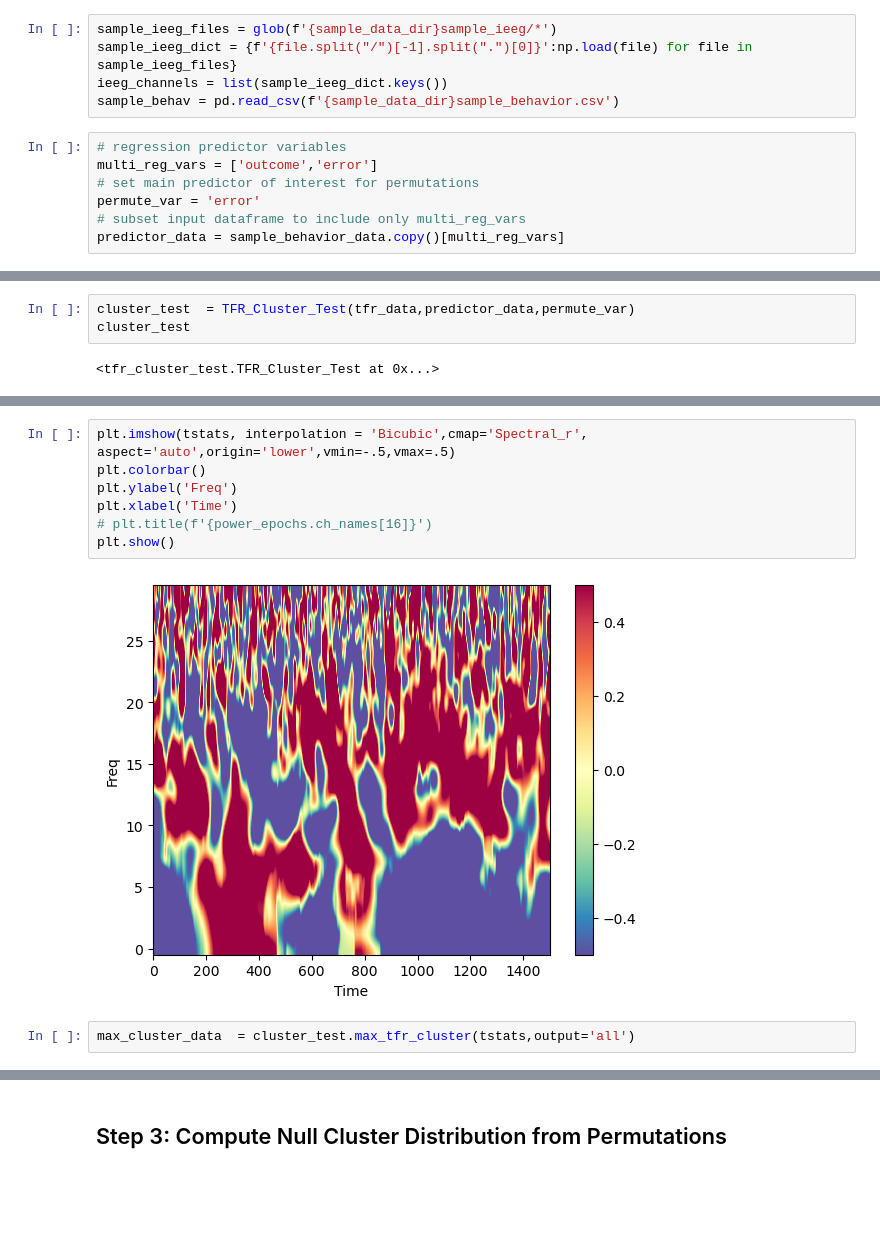
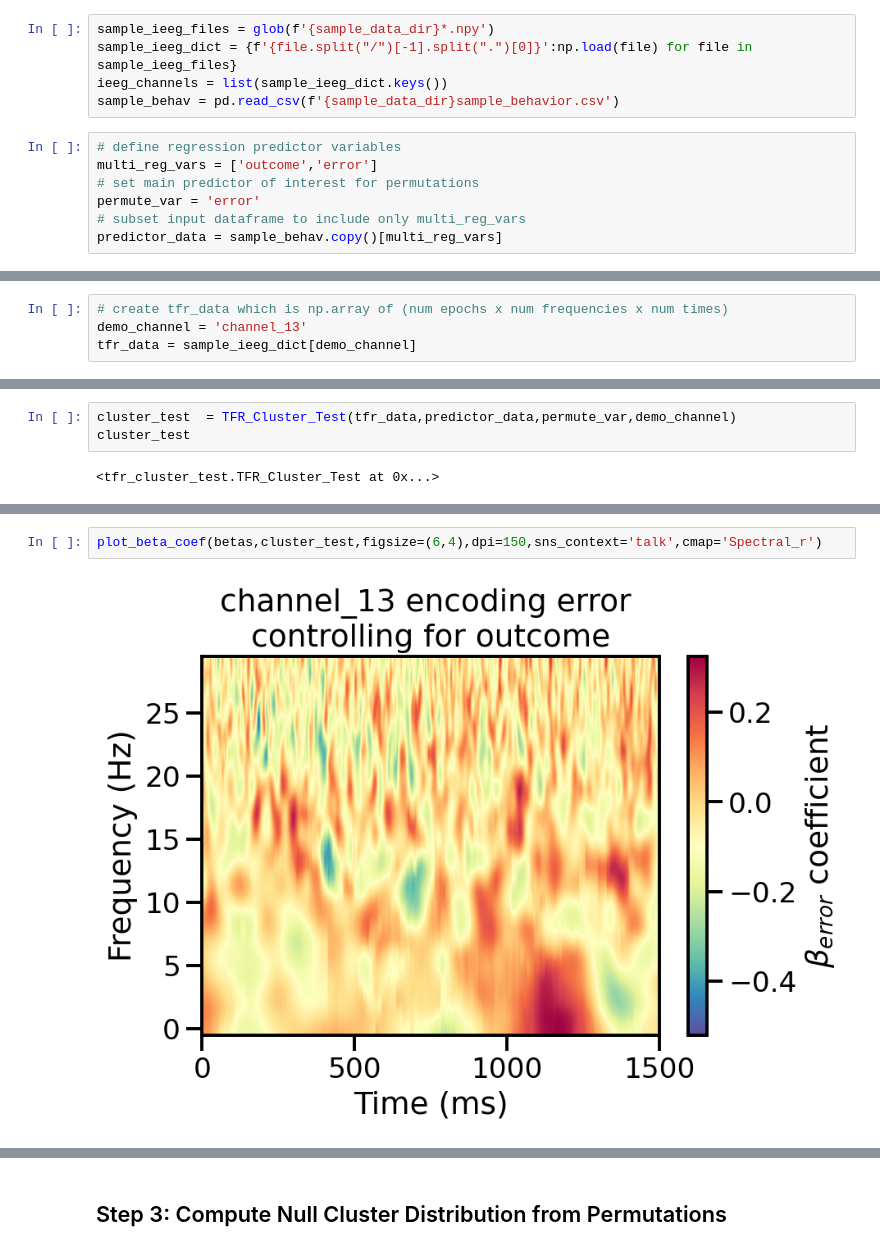
Before and after one commit to aliefink/NeuroCluster, a Jupyter notebook: notebooks/NeuroCluster_template.ipynb, the cells around one changed output, grey strips where cells are left out. Drawn from its saved outputs; the diff is of its cells as text; blank space fills up the shorter version.

Commit message:
Major updates to plotting_utils.py and template notebook

```diff
--- a/notebooks/NeuroCluster_template.ipynb
+++ b/notebooks/NeuroCluster_template.ipynb
@@ -72,17 +61,17 @@ PIL 9.4.0 appnope 0.1.3 asttokens NA backcall 0.2.0 beta_ufunc NA binom_ufunc NA
 - neural input: np.array (n_channels x n_epochs x n_freqs x n_times)
 - regressor data: np.array (numpy array: n_epochs x n_features)
 # %%
-sample_ieeg_files = glob(f'{sample_data_dir}sample_ieeg/*')
+sample_ieeg_files = glob(f'{sample_data_dir}*.npy')
 sample_ieeg_dict = {f'{file.split("/")[-1].split(".")[0]}':np.load(file) for file in sample_ieeg_files}
 ieeg_channels = list(sample_ieeg_dict.keys())
 sample_behav = pd.read_csv(f'{sample_data_dir}sample_behavior.csv')
 # %%
-# regression predictor variables
+# define regression predictor variables
 multi_reg_vars = ['outcome','error']
 # set main predictor of interest for permutations
 permute_var = 'error'
 # subset input dataframe to include only multi_reg_vars
-predictor_data = sample_behavior_data.copy()[multi_reg_vars]
+predictor_data = sample_behav.copy()[multi_reg_vars]
 # %%
 predictor_data
 # %% [output]
@@ -113 +93,5 @@ tfr_data.shape
+# %%
+# create tfr_data which is np.array of (num epochs x num frequencies x num times)
+demo_channel = 'channel_13'
+tfr_data = sample_ieeg_dict[demo_channel]
 # %%
@@ -133,5 +101,5 @@ array([[[-3.26030312e-01, -3.25036398e-01, -3.24084535e-01, ...,
 # %%
-cluster_test  = TFR_Cluster_Test(tfr_data,predictor_data,permute_var)
+cluster_test  = TFR_Cluster_Test(tfr_data,predictor_data,permute_var,demo_channel)
 cluster_test
 # %% [output]
 <tfr_cluster_test.TFR_Cluster_Test at 0x...>
@@ -172,11 +115,4 @@ plt.show()
-# %%
-plt.imshow(tstats, interpolation = 'Bicubic',cmap='Spectral_r', aspect='auto',origin='lower',vmin=-.5,vmax=.5)
-plt.colorbar()
-plt.ylabel('Freq')
-plt.xlabel('Time')
-# plt.title(f'{power_epochs.ch_names[16]}')
-plt.show()
-# %% [output]
-[figure, removed]
-# %%
-max_cluster_data  = cluster_test.max_tfr_cluster(tstats,output='all')
+# %%
+plot_beta_coef(betas,cluster_test,figsize=(6,4),dpi=150,sns_context='talk',cmap='Spectral_r')
+# %% [output]
+[figure, added]
```
Also changed, not shown: parts of 25 cells of this notebook, 7 other files.
